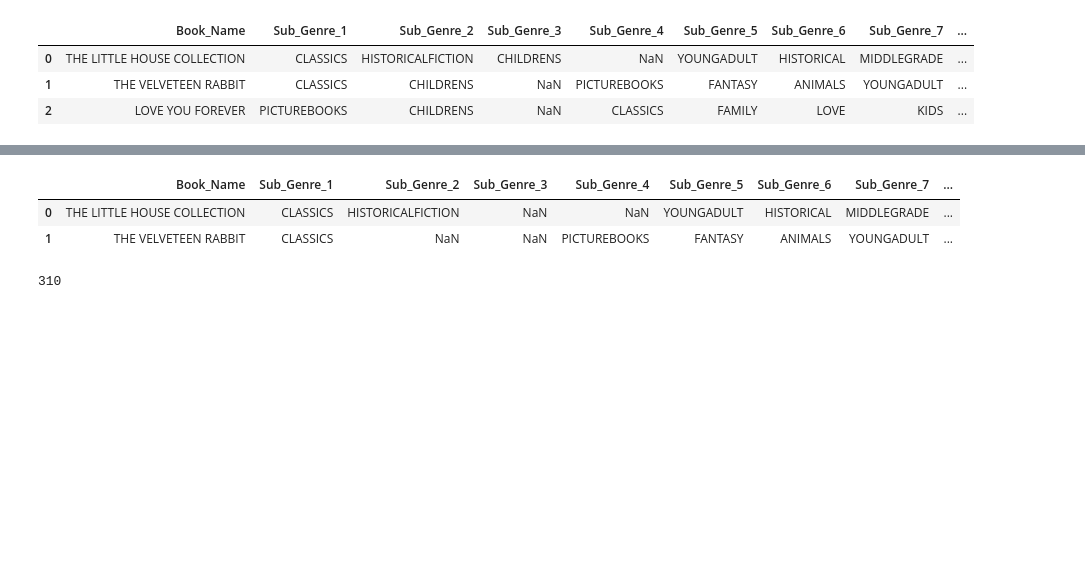
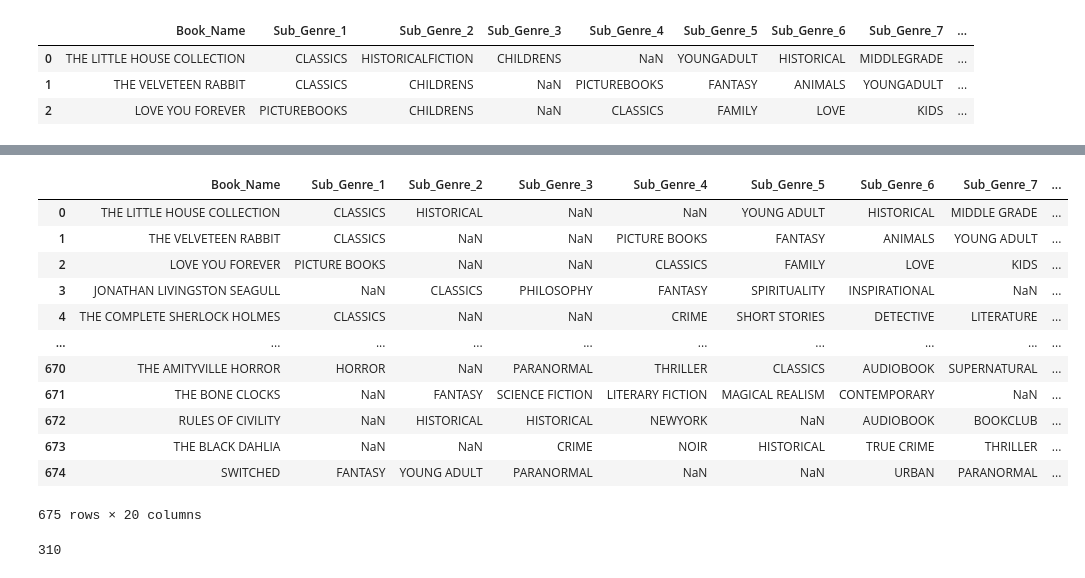
Before and after one commit to ammabe1/Publish-Me---Release-Assistant, a Jupyter notebook: Publish_Me Release_Assistant.ipynb, the cells around one changed output, grey strips where cells are left out. Saved outputs shown, nothing was run; the diff lists cells and outputs as text; code cells hidden in the pictures; blank space fills up the shorter version.

```diff
--- a/Publish_Me Release_Assistant.ipynb
+++ b/Publish_Me Release_Assistant.ipynb
@@ -358,3 +366,12 @@ rows_with_value
 # %%
 #Assessment of all outliers are fiction as a master genre. will replace OTHER with FICTION
 Full_Book_Details['Master_Genre'] = Full_Book_Details['Master_Genre'].replace('OTHER','FICTION')
+
+#Assessment of columns shows CONTEMPORAYROMANCE and CONTEMPORARY with romance in rows.
+# will replace compund word with "Contemporary"
+Full_Book_Details.replace('CONTEMPORARYROMANCE', 'CONTEMPORARY', inplace=True)
+Full_Book_Details.replace('PARANORMALROMANCE', 'PARANORMAL', inplace=True)
+
+#Confriming value counts as fiction or nonfiction for all entries:
+Master_Genre2 = Full_Book_Details['Master_Genre'].value_counts()
+Master_Genre2
@@ -438,36 +492,47 @@ Name: count, dtype: int64
 #replace FICTION master_sub_genres in Sub_Genre1 to Sub_Genre10 with a null value, and NONFICTION master_sub_genres in the same columns
 # with a null value
 #FICTION subs: Literary Fiction, Historical Fiction, Science Fiction, Fantasy, Horror, Romance, Mystery, Thriller, Crime, Childrens,
 # Contemporary
 #NONFICTION subs: Biography, Autobiography, Memoir, Self-Help, History, Religion, Science
 
 
 #IF Master_Sub_Genre value matches other values in the row, replace other values with null
 
 # exclude_column = Full_Book_Details['Master_Sub_Genre']
 # Full_Book_Details = Full_Book_Details.apply(lambda x:x.replace(['FICTION', 'NONFICTION'], np.nan) if x.name != 'Master_Genre' else x)
 # Full_Book_Details
 
 def replace_with_nan(Full_Book_Details, target_columns, master_column='Master_Sub_Genre'):
 
     for index, row in Full_Book_Details.iterrows():
         master_value = row[master_column]
         for col in target_columns:
             if row[col] == master_value:
                 Full_Book_Details.at[index, col] = np.nan
     return Full_Book_Details
 
 Full_Book_Details = pd.DataFrame(Full_Book_Details)
 
 target_cols = ['Sub_Genre_1', 'Sub_Genre_2', 'Sub_Genre_3', 'Sub_Genre_4','Sub_Genre_5','Sub_Genre_6','Sub_Genre_7', 'Sub_Genre_8','Sub_Genre_9','Sub_Genre_10']
 Full_Book_Details_modified = replace_with_nan(Full_Book_Details.copy(), target_cols)
 
 
-Full_Book_Details_modified.head(2)
+#Full_Book_Details_modified.head(2)
+Full_Book_Details_modified
 # %% [output]
 |  | Book_Name | Sub_Genre_1 | Sub_Genre_2 | Sub_Genre_3 | Sub_Genre_4 | Sub_Genre_5 | Sub_Genre_6 | Sub_Genre_7 | ... |
-| 0 | THE LITTLE HOUSE COLLECTION | CLASSICS | HISTORICALFICTION | NaN | NaN | YOUNGADULT | HISTORICAL | MIDDLEGRADE | ... |
-| 1 | THE VELVETEEN RABBIT | CLASSICS | NaN | NaN | PICTUREBOOKS | FANTASY | ANIMALS | YOUNGADULT | ... |
+| 0 | THE LITTLE HOUSE COLLECTION | CLASSICS | HISTORICAL | NaN | NaN | YOUNG ADULT | HISTORICAL | MIDDLE GRADE | ... |
+| 1 | THE VELVETEEN RABBIT | CLASSICS | NaN | NaN | PICTURE BOOKS | FANTASY | ANIMALS | YOUNG ADULT | ... |
+| 2 | LOVE YOU FOREVER | PICTURE BOOKS | NaN | NaN | CLASSICS | FAMILY | LOVE | KIDS | ... |
+| 3 | JONATHAN LIVINGSTON SEAGULL | NaN | CLASSICS | PHILOSOPHY | FANTASY | SPIRITUALITY | INSPIRATIONAL | NaN | ... |
+| 4 | THE COMPLETE SHERLOCK HOLMES | CLASSICS | NaN | NaN | CRIME | SHORT STORIES | DETECTIVE | LITERATURE | ... |
+| ... | ... | ... | ... | ... | ... | ... | ... | ... | ... |
+| 670 | THE AMITYVILLE HORROR | HORROR | NaN | PARANORMAL | THRILLER | CLASSICS | AUDIOBOOK | SUPERNATURAL | ... |
+| 671 | THE BONE CLOCKS | NaN | FANTASY | SCIENCE FICTION | LITERARY FICTION | MAGICAL REALISM | CONTEMPORARY | NaN | ... |
+| 672 | RULES OF CIVILITY | NaN | HISTORICAL | HISTORICAL | NEWYORK | NaN | AUDIOBOOK | BOOKCLUB | ... |
+| 673 | THE BLACK DAHLIA | NaN | NaN | CRIME | NOIR | HISTORICAL | TRUE CRIME | THRILLER | ... |
+| 674 | SWITCHED | FANTASY | YOUNG ADULT | PARANORMAL | NaN | NaN | URBAN | PARANORMAL | ... |
+675 rows × 20 columns
 # %%
 #For loop to determine master list of remaining sub-genres/tropes. Plan to utilize list in assigning tropes based on descending value
 # counts.
```
Also changed, not shown: parts of 52 cells of this notebook, 1 other file.
